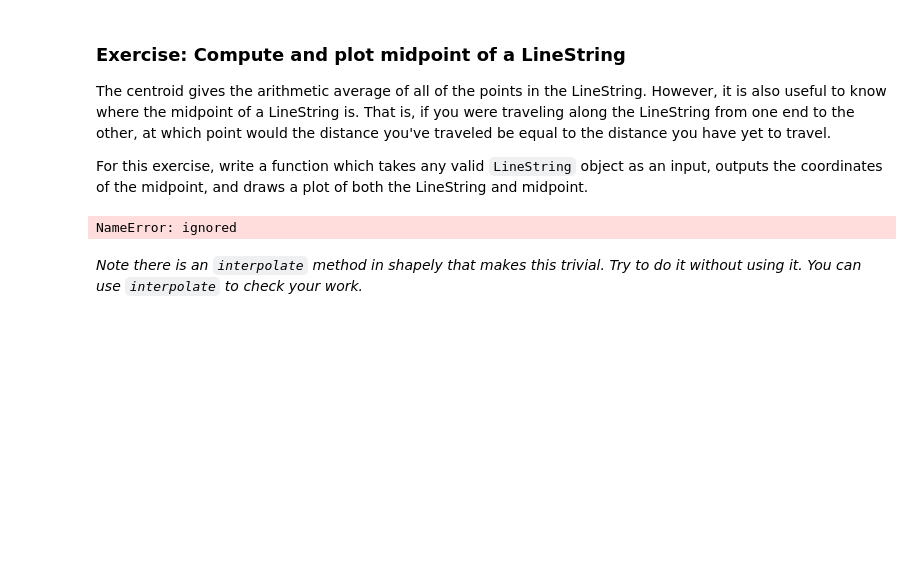
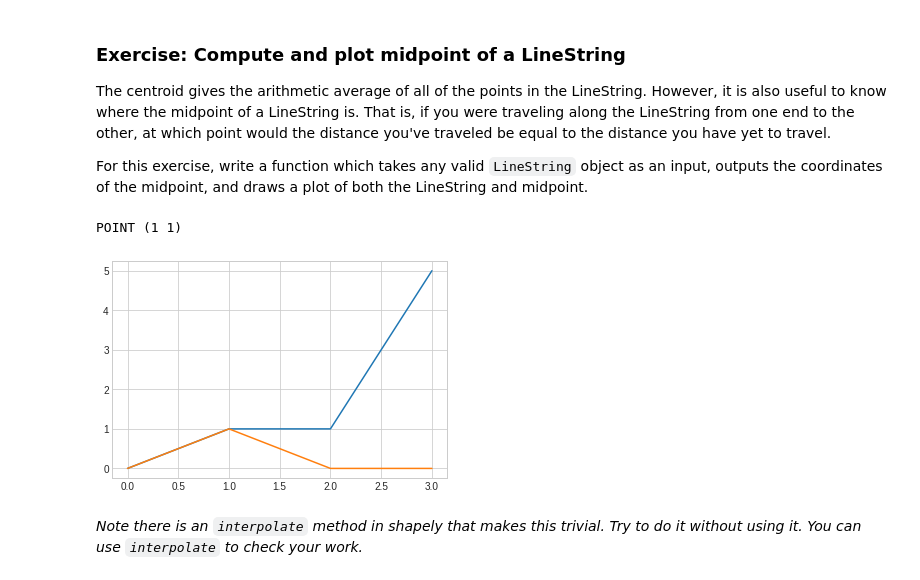
Before and after one commit to bwsi-hadr/02-visualization-and-shapes-dylan-pham, a Jupyter notebook: 02_Visualization_and_Shapes.ipynb, the cells around one changed output. Saved outputs shown, nothing was run; the diff lists cells and outputs as text; code cells hidden in the pictures; blank space fills up the shorter version.

```diff
--- a/02_Visualization_and_Shapes.ipynb
+++ b/02_Visualization_and_Shapes.ipynb
@@ -421,6 +413,8 @@ The centroid gives the arithmetic average of all of the points in the LineString
 
 For this exercise, write a function which takes any valid `LineString` object as an input, outputs the coordinates of the midpoint, and draws a plot of both the LineString and midpoint.
 # %%
+import math
+
 def getMidpoint(line):
   """
   input: line, LineString - any valid shapely LineString object
@@ -428,15 +422,42 @@ def getMidpoint(line):
   Also plot the input LineString as well as the midpoint
   """
   # fill this in with your code
+  current_length = 0
+  length_at_midpoint = line.length/2
 
+  for i in range(len(line.xy[0])):
+    point1 = Point(line.xy[0][i], line.xy[0][i])
+    point2 = Point(line.xy[1][i], line.xy[1][i])
+    distance = (point1.distance(point2))
+
+    if current_length + distance > length_at_midpoint:
+      break
+    else:
+      current_length += distance
+
+  remaining_length = length_at_midpoint - current_length
+  larger_tri_hyp_length = math.sqrt((point1.x)**2 + (point2.y)**2)
+  ratio = larger_tri_hyp_length/remaining_length
+  x_val = point1.x + point1.x/ratio
+  y_val = point2.y + point2.y/ratio
+
+  midpoint = Point([(point1.x, point1.y)])
 
   return midpoint
-# %%
-line2 = LineString([(0, 0), (1, 1), (1, 0)])
-
-getMidpoint(line2)
-# %% [output]
-NameError: ignored
+# %%
+line = LineString([(0, 0), (1, 1), (1, 0), (5, 0)])
+
+midpoint = getMidpoint(line2)
+
+fig = plt.figure()
+ax = fig.add_subplot(1,1,1)
+ax.plot(line)
+ax.plot([midpoint.xy[0][0]], [midpoint.xy[1][0]])
+
+print(midpoint)
+# %% [output]
+POINT (1 1)
+[figure, added]
 # %% [markdown]
 _Note there is an `interpolate` method in shapely that makes this trivial. Try to do it without using it. You can use `interpolate` to check your work._
 # %% [markdown]
```
Also changed, not shown: parts of 3 cells of this notebook.
